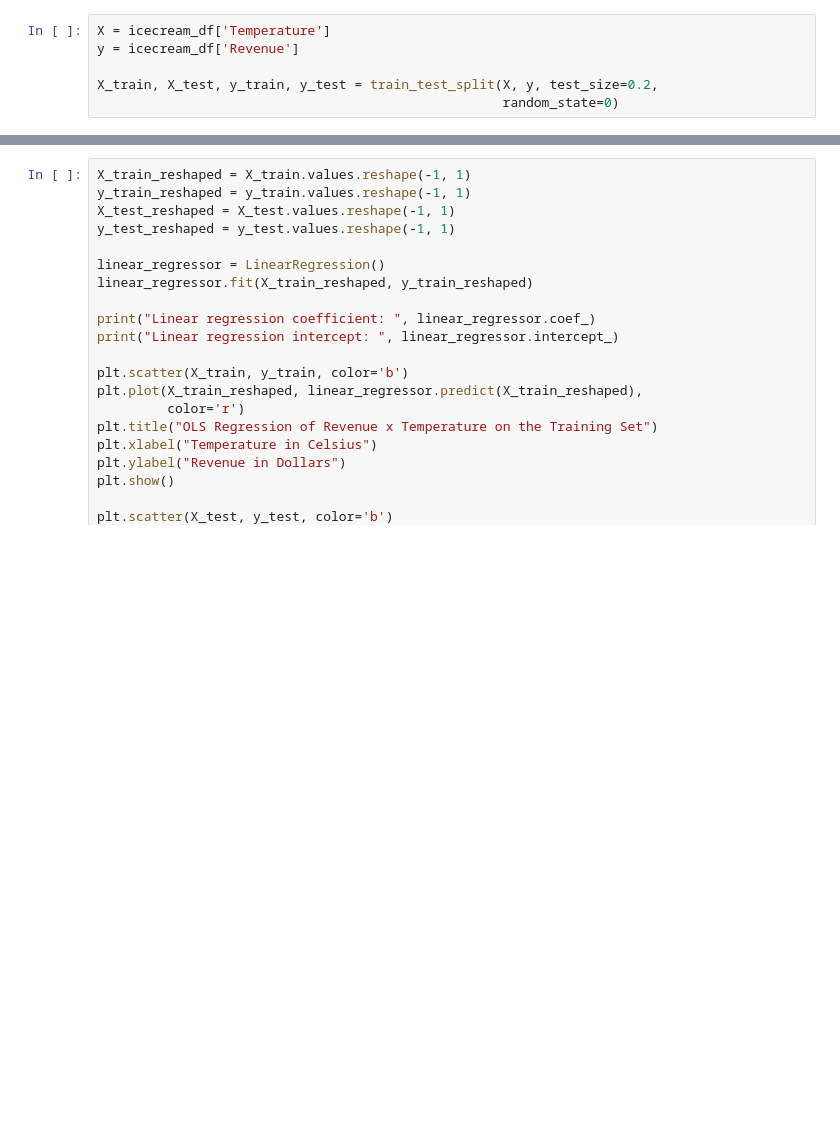
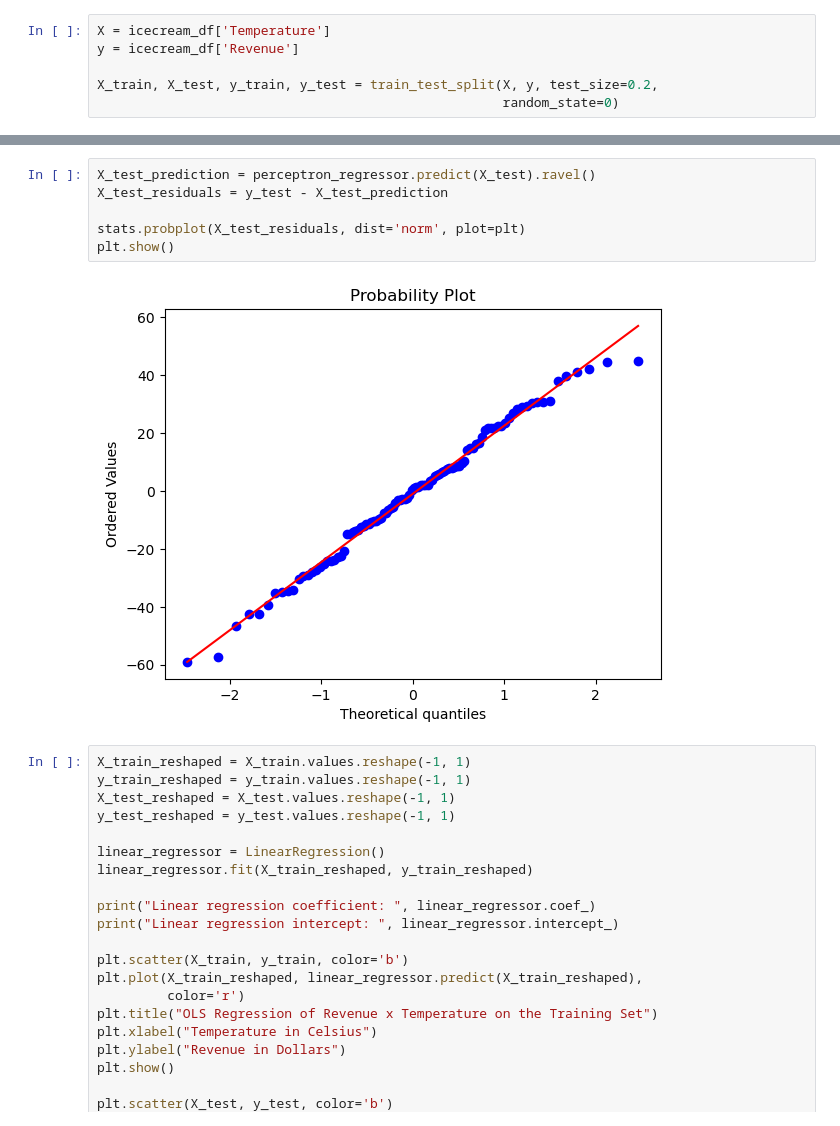
Before and after one commit to guilhermedom/perceptron-regression-ice-cream-per-temp, a Jupyter notebook: notebooks/1.0-gdfs-perceptron-regression-ice-cream-per-temp.ipynb, the cells around one changed output, grey strips where cells are left out. Drawn from its saved outputs; the diff is of its cells as text; blank space fills up the shorter version.

```diff
--- a/notebooks/1.0-gdfs-perceptron-regression-ice-cream-per-temp.ipynb
+++ b/notebooks/1.0-gdfs-perceptron-regression-ice-cream-per-temp.ipynb
@@ -177,5 +177,13 @@ Perceptron regressor bias:  [38.08079]
 [figure]
 [figure]
+# %%
+X_test_prediction = perceptron_regressor.predict(X_test).ravel()
+X_test_residuals = y_test - X_test_prediction
+
+stats.probplot(X_test_residuals, dist='norm', plot=plt)
+plt.show()
+# %% [output]
+[figure, added]
 # %%
 X_train_reshaped = X_train.values.reshape(-1, 1)
 y_train_reshaped = y_train.values.reshape(-1, 1)
```
Also changed, not shown: parts of 5 cells of this notebook.
